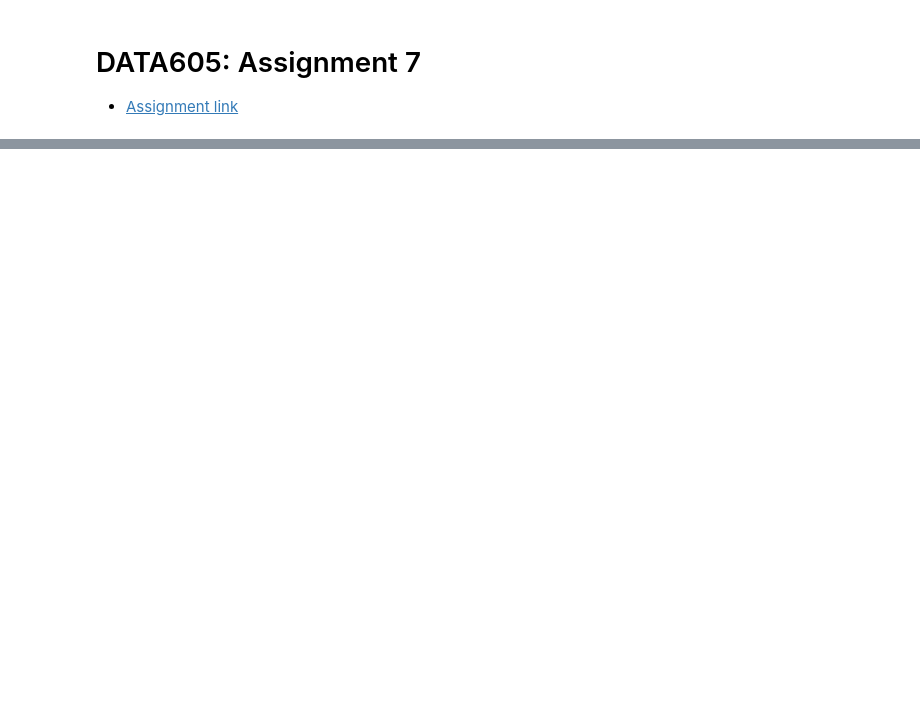
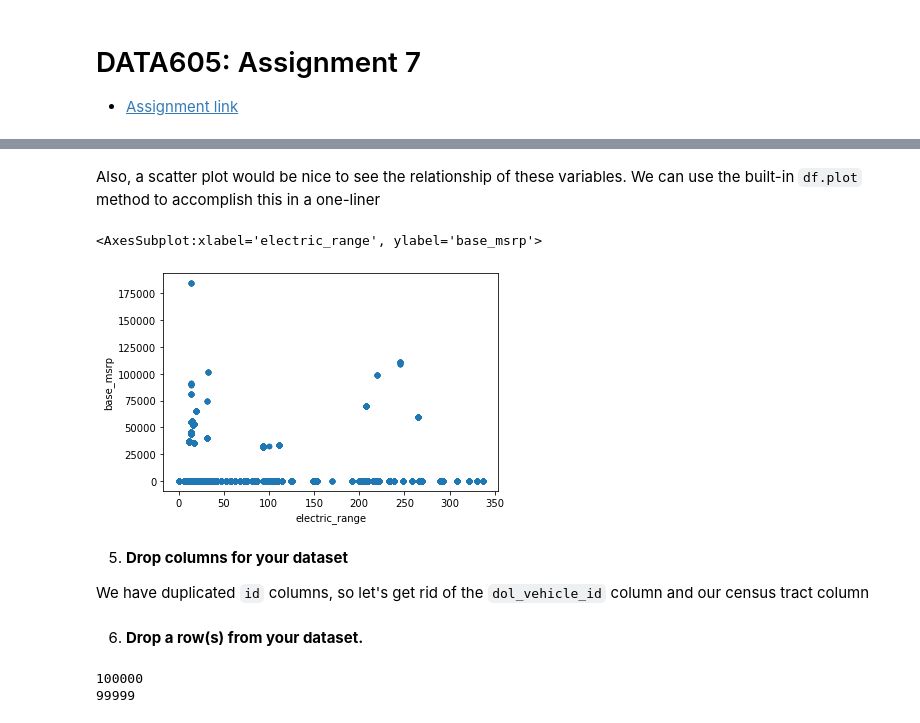
Before and after one commit to andrewbowen19/advancedProgrammingData602, a Jupyter notebook: src/assignment7.ipynb, the cells around one changed output, grey strips where cells are left out. Drawn from its saved outputs; the diff is of its cells as text; code cells hidden in the pictures; blank space fills up the shorter version.

```diff
--- a/src/assignment7.ipynb
+++ b/src/assignment7.ipynb
@@ -17,0 +109,13 @@ FileNotFoundError: [Errno 2] No such file or directory: 'data/electric_vehicles_
+# %% [markdown]
+Also, a scatter plot would be nice to see the relationship of these variables. We can use the built-in `df.plot` method to accomplish this in a one-liner
+# %%
+# Also want to get a scatter plot of MSRP vs Range
+
+df.plot(x="electric_range", y="base_msrp", kind='scatter')
+# %% [output]
+<AxesSubplot:xlabel='electric_range', ylabel='base_msrp'>
+[figure, added]
+# %% [markdown]
+5. **Drop columns for your dataset**
+
+We have duplicated `id` columns, so let's get rid of the `dol_vehicle_id` column and our census tract column
@@ -17,0 +124,10 @@ FileNotFoundError: [Errno 2] No such file or directory: 'data/electric_vehicles_
+# %% [markdown]
+6. **Drop a row(s) from your dataset.**
+# %%
+# Dropping our first row for convenience
+print(len(df))
+df = df.iloc[0:-1]
+print(len(df))
+# %% [output]
+100000
+99999
```
Also changed, not shown: parts of 33 cells of this notebook, 1 other file.
